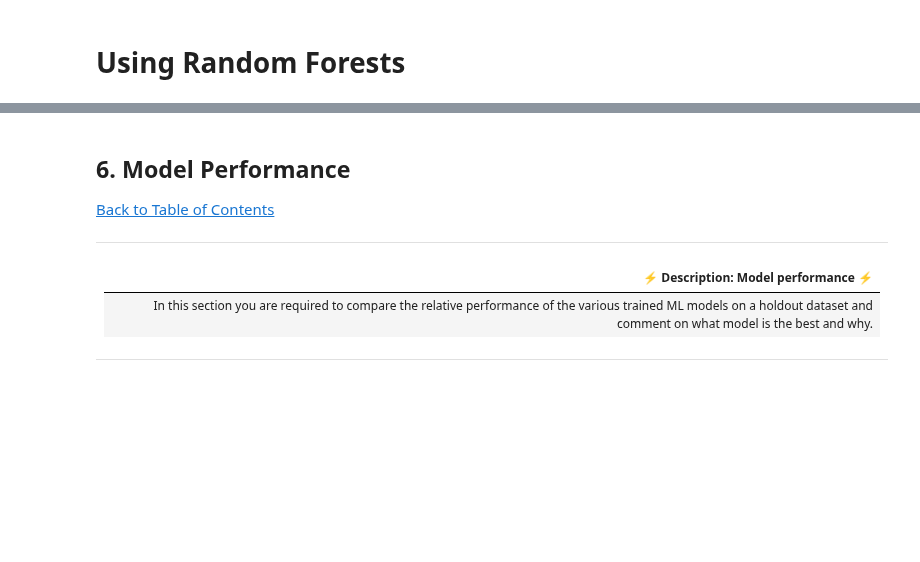
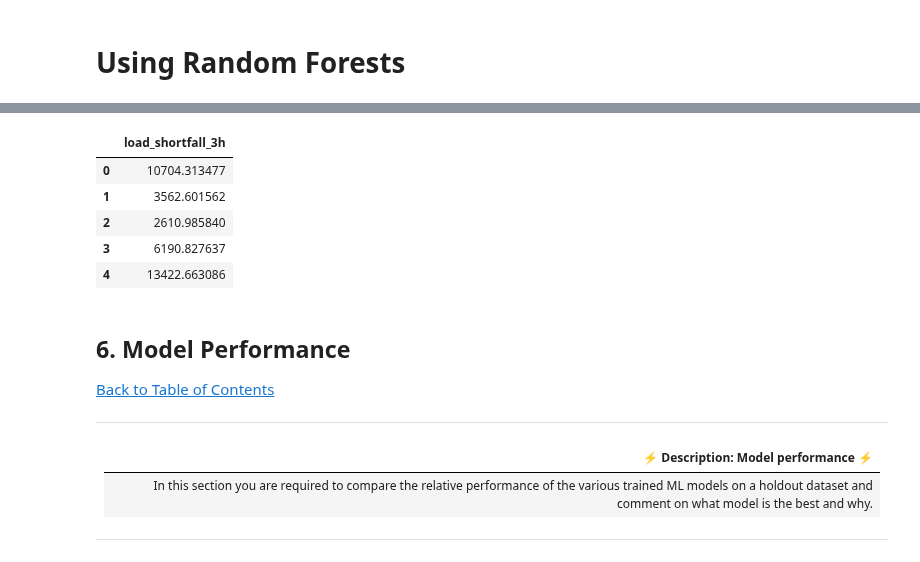
Before and after one commit to Kendo-Shin/Advanced_Regression_Predict-Team-2, a Jupyter notebook: kenny-notebook.ipynb, the cells around one changed output, grey strips where cells are left out. Saved outputs shown, nothing was run; the diff lists cells and outputs as text; code cells hidden in the pictures; blank space fills up the shorter version.

Commit message:
modelling done

```diff
--- a/kenny-notebook.ipynb
+++ b/kenny-notebook.ipynb
@@ -542,0 +618,9 @@ RMSE: 3303.3381393886675
+# %%
+# re-create model with optimized parameters
+new_xgb_model = XGBRegressor(colsample_bytree=0.7, learning_rate=0.03, max_depth=9,
+                            min_child_weight=4, n_estimators=500, nthread=4,
+                            objective='reg:squarederror', subsample=0.7)
+# %%
+
+#fitting the model
+new_xgb_model.fit(X_train,y_train)
@@ -574,0 +680,3 @@ submission.to_csv('RF_submission.csv', index = False)
+# %%
+# Fit the model using the whole training dataset
+new_xgb_model.fit(X, y)
@@ -574,0 +695,16 @@ submission.to_csv('RF_submission.csv', index = False)
+# %%
+# Make prediction for the target variable
+XG_predictions = new_xgb_model.predict(clean_test)
+# %%
+# Store predictions in a dataframe
+load_shortfall_XG = pd.DataFrame(XG_predictions, columns = ['load_shortfall_3h'])
+
+# A preview of our dataframe
+load_shortfall.head()
+# %% [output]
+|  | load_shortfall_3h |
+| 0 | 10704.313477 |
+| 1 | 3562.601562 |
+| 2 | 2610.985840 |
+| 3 | 6190.827637 |
+| 4 | 13422.663086 |
```
Also changed, not shown: parts of 29 cells of this notebook.
